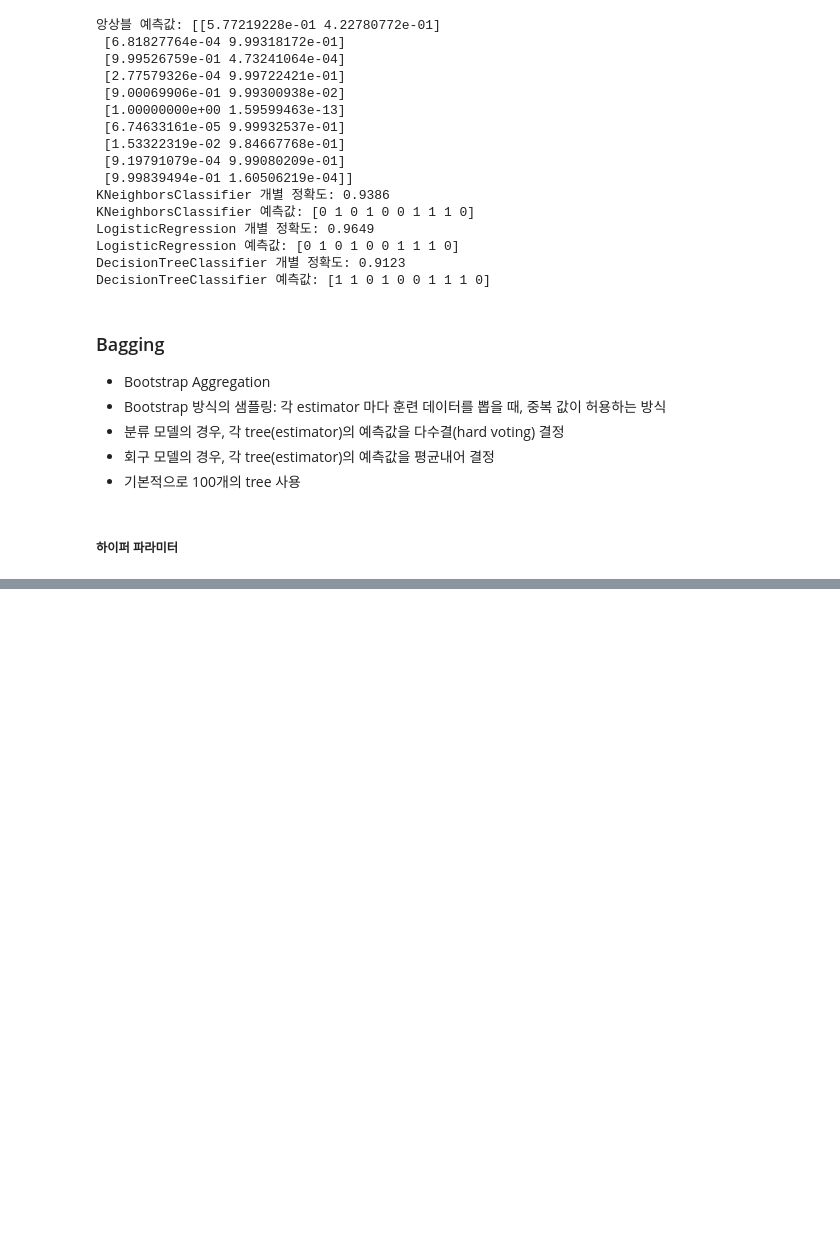
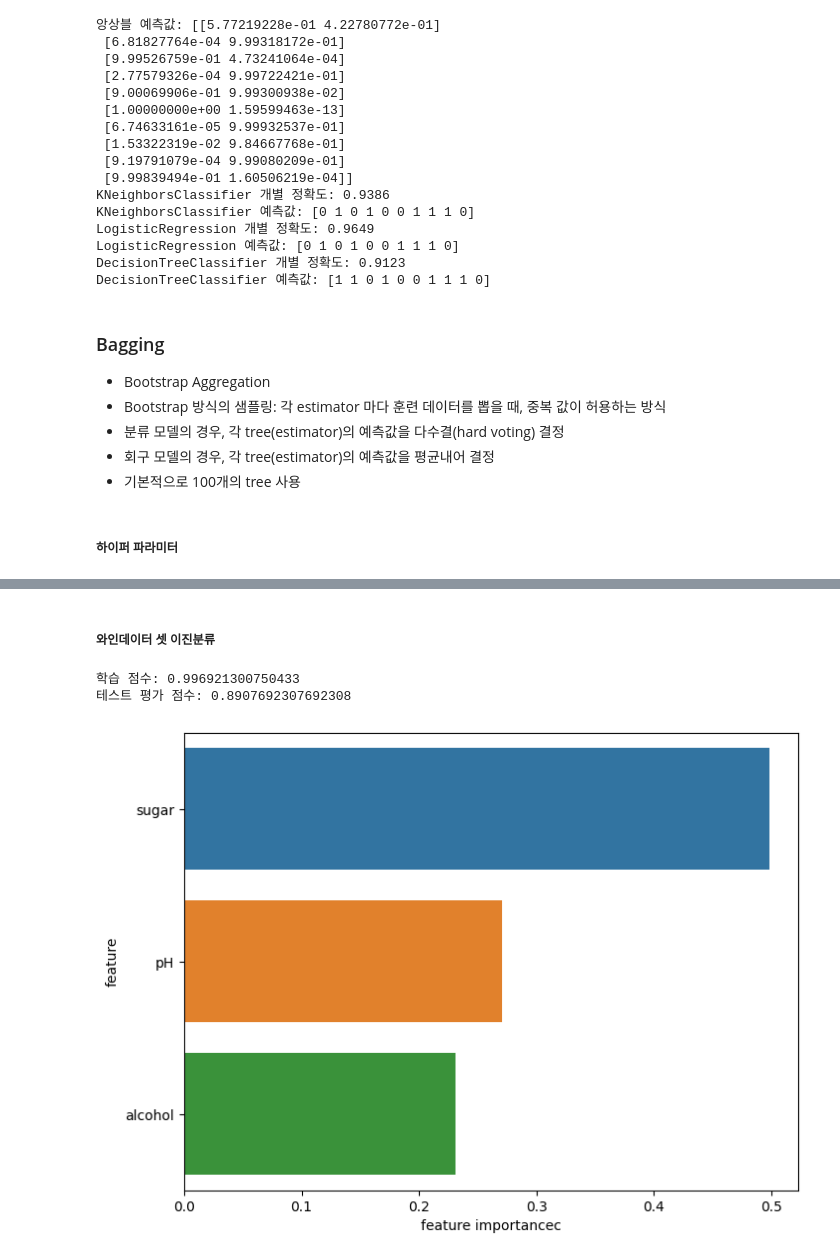
Before and after one commit to tpwls9494/SKN_Family_project1, a Jupyter notebook: ML-WORKSPACE/05_ensemble/01_ensemble.ipynb, the cells around one changed output, grey strips where cells are left out. Drawn from its saved outputs; the diff is of its cells as text; code cells hidden in the pictures; blank space fills up the shorter version.

```diff
--- a/ML-WORKSPACE/05_ensemble/01_ensemble.ipynb
+++ b/ML-WORKSPACE/05_ensemble/01_ensemble.ipynb
@@ -216,0 +303,46 @@ print('테스트 평가 점수:', acc_score_test)
+# %% [markdown]
+##### 와인데이터 셋 이진분류
+# %%
+from sklearn.model_selection import train_test_split
+from sklearn.ensemble import RandomForestClassifier
+from sklearn.metrics import accuracy_score
+
+# 1. 데이터 로드
+wine_data = pd.read_csv('./data/wine_simple.csv')
+x = wine_data.drop('class', axis=1)
+y = wine_data['class']
+
+# 2. 데이터 분리
+x_train, x_test, y_train, y_test = train_test_split(x, y, test_size=0.2, random_state=42)
+
+# 3. RandomForestClassifier 모델 생성 및 학습
+rfc_clf = RandomForestClassifier()
+rfc_clf.fit(x_train, y_train)
+
+# 4. 예측
+y_pred_train = rfc_clf.predict(x_train)
+
+y_pred_test = rfc_clf.predict(x_test)
+
+# 5. 정확도 출력
+acc_score_train = accuracy_score(y_train, y_pred_train)
+print('학습 점수:', acc_score_train)
+
+acc_score_test = accuracy_score(y_test, y_pred_test)
+print('테스트 평가 점수:', acc_score_test)
+
+# 6. 특성 중요도 시각화
+feat_imptc_ser = pd.Series(rfc_clf.feature_importances_, index=x.columns).sort_values(ascending=False)
+plt.figure(figsize=(8, 6))
+sns.barplot(
+    x=feat_imptc_ser,
+    y = feat_imptc_ser.index,
+    hue=feat_imptc_ser.index
+)
+plt.xlabel('feature importancec')
+plt.ylabel('feature')
+plt.show()
+# %% [output]
+학습 점수: 0.996921300750433
+테스트 평가 점수: 0.8907692307692308
+[figure, added]
```
Also changed, not shown: parts of 24 cells of this notebook, 9 other files.
